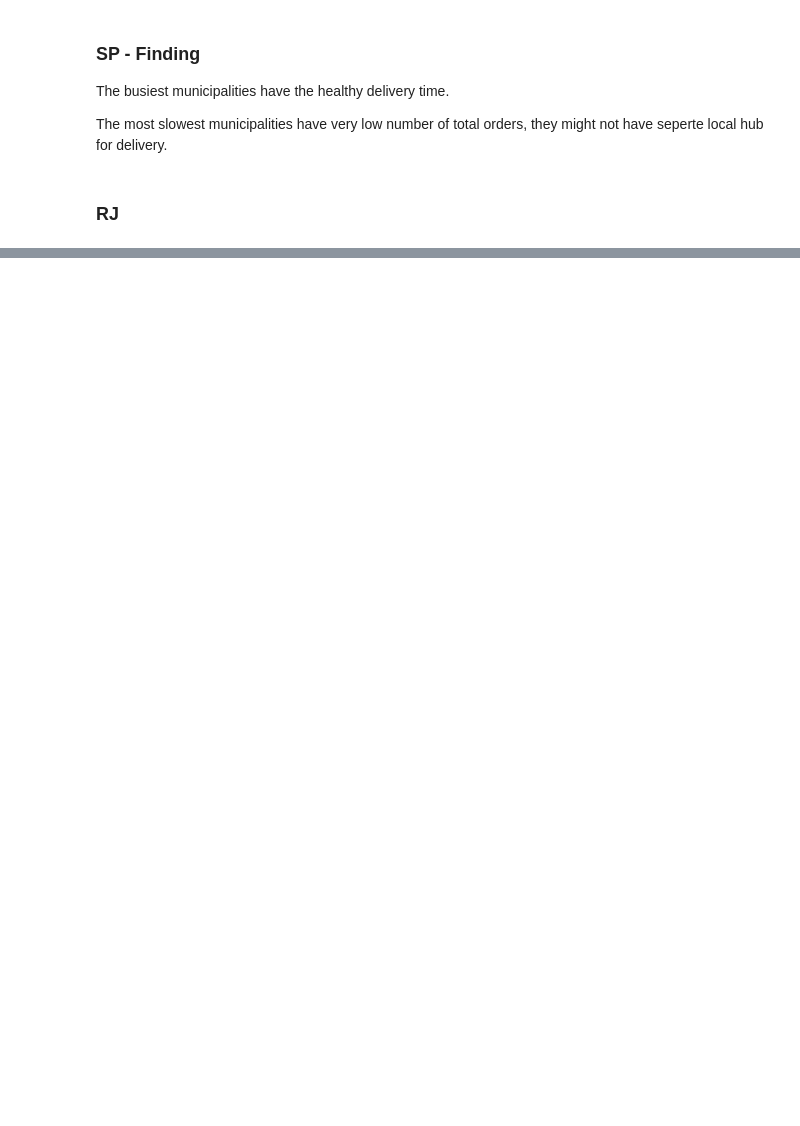
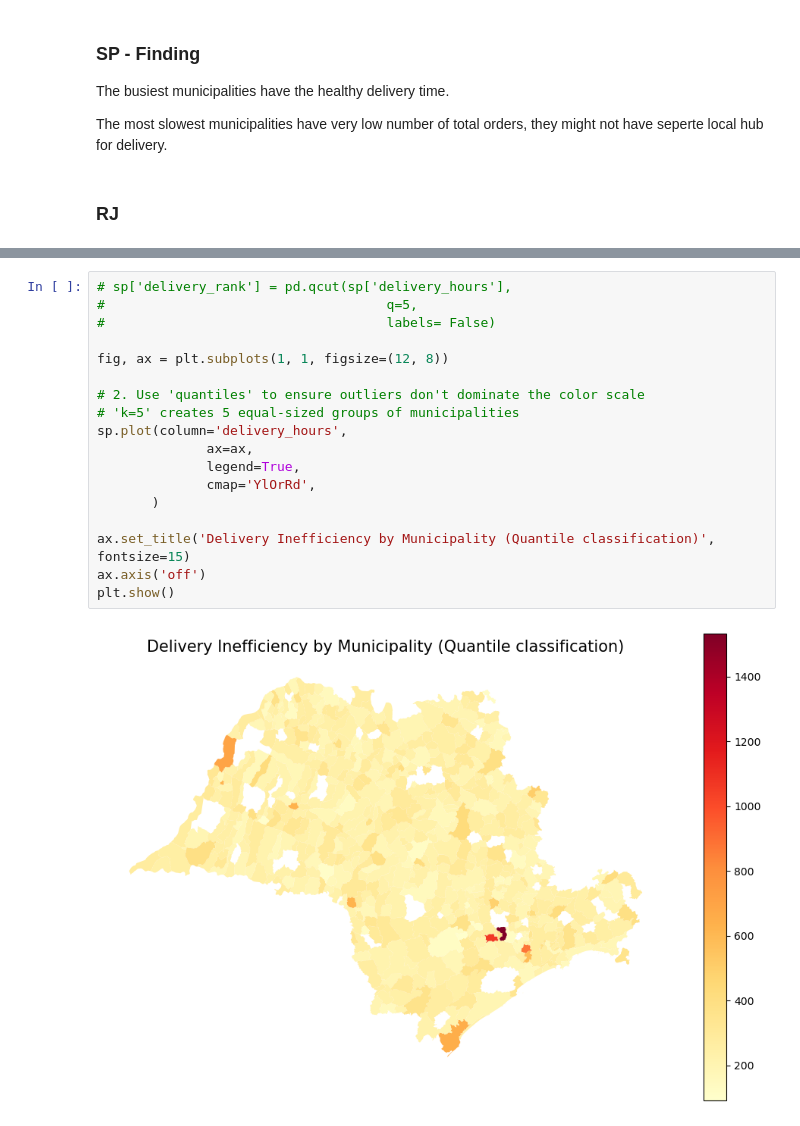
Before and after one commit to yunwe/olist-logistics-efficiency, a Jupyter notebook: notebooks/Municipalities.ipynb, the cells around one changed output, grey strips where cells are left out. Saved outputs shown, nothing was run; the diff lists cells and outputs as text; blank space fills up the shorter version.

```diff
--- a/notebooks/Municipalities.ipynb
+++ b/notebooks/Municipalities.ipynb
@@ -223,0 +271,20 @@ The most slowest municipalities have very low number of total orders, they might
+# %%
+# sp['delivery_rank'] = pd.qcut(sp['delivery_hours'],
+#                                    q=5,
+#                                    labels= False)
+
+fig, ax = plt.subplots(1, 1, figsize=(12, 8))
+
+# 2. Use 'quantiles' to ensure outliers don't dominate the color scale
+# 'k=5' creates 5 equal-sized groups of municipalities
+sp.plot(column='delivery_hours',
+              ax=ax,
+              legend=True,
+              cmap='YlOrRd',
+       )
+
+ax.set_title('Delivery Inefficiency by Municipality (Quantile classification)', fontsize=15)
+ax.axis('off')
+plt.show()
+# %% [output]
+[figure, added]
```
Also changed, not shown: parts of 13 cells of this notebook.
